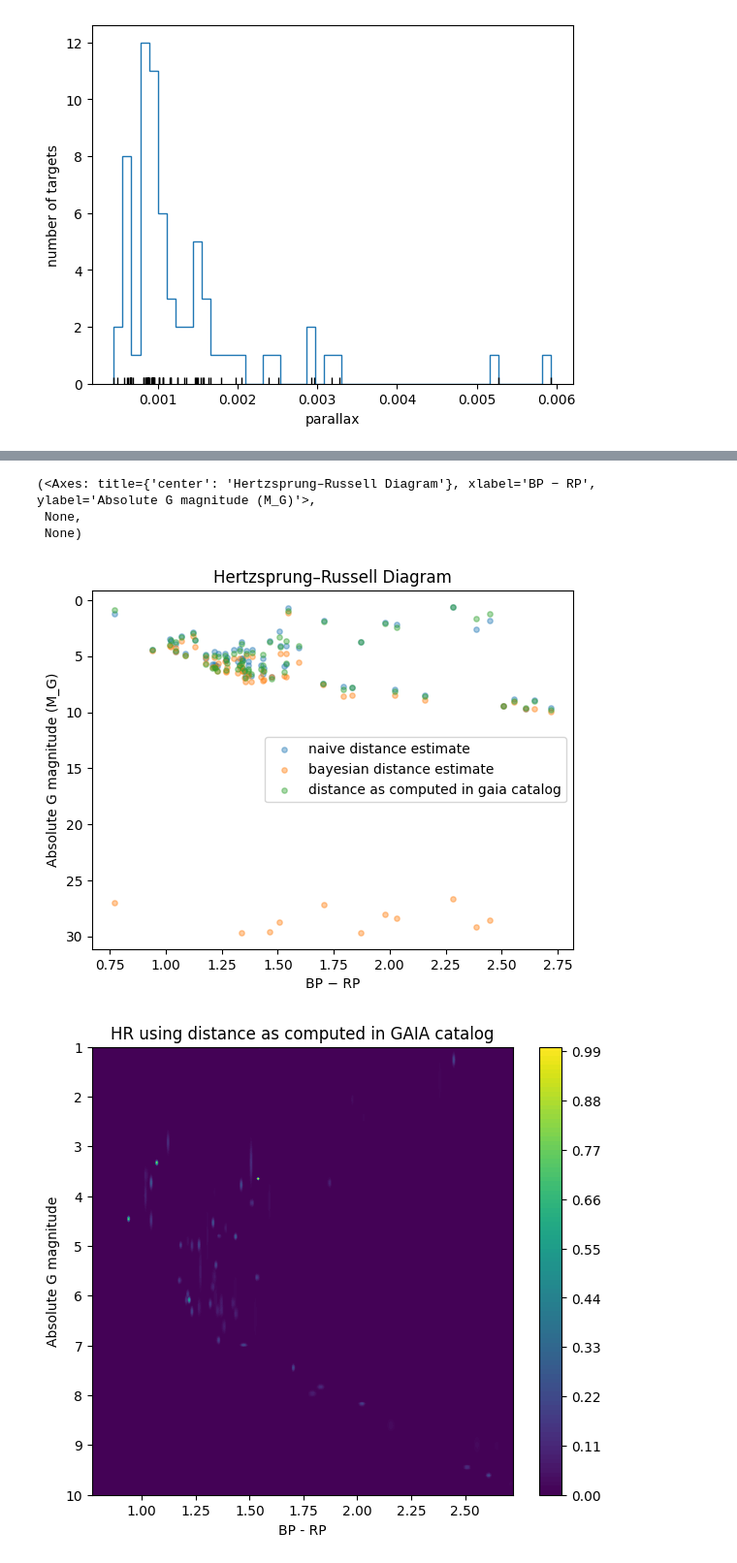
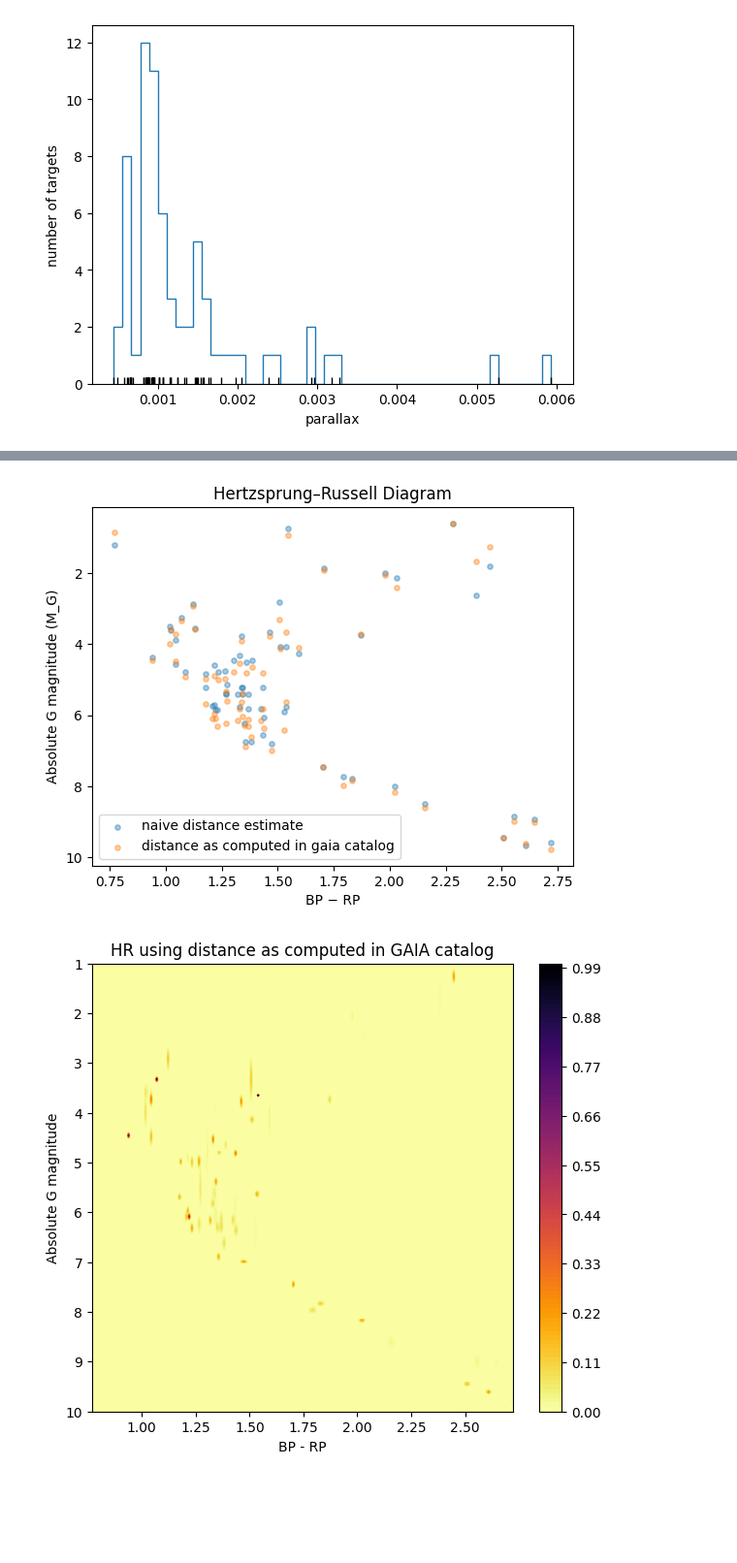
Before and after one commit to Oxke/seti-deliverables, a Jupyter notebook: Gaia targets in GC - targetexplore.ipynb, the cells around one changed output, grey strips where cells are left out. Shown at 97% size. Drawn from its saved outputs; the diff is of its cells as text; code cells hidden in the pictures; blank space fills up the shorter version.

```diff
--- a/Gaia targets in GC - targetexplore.ipynb
+++ b/Gaia targets in GC - targetexplore.ipynb
@@ -55,8 +56,5 @@ tgts.hist_distance(bins=30)
 # %%
-tgts.hr(heatmap=False, cmap="viridis")
+tgts.hr(bayes=False, heatmap=False, cmap="inferno_r");
 # %% [output]
-(<Axes: title={'center': 'Hertzsprung–Russell Diagram'}, xlabel='BP − RP', ylabel='Absolute G magnitude (M_G)'>,
- None,
- None)
-[figure, old version]
+[figure, new version]
-[figure, old version]
+[figure, new version]
```
Also changed, not shown: parts of 2 cells of this notebook, 7 other files.
